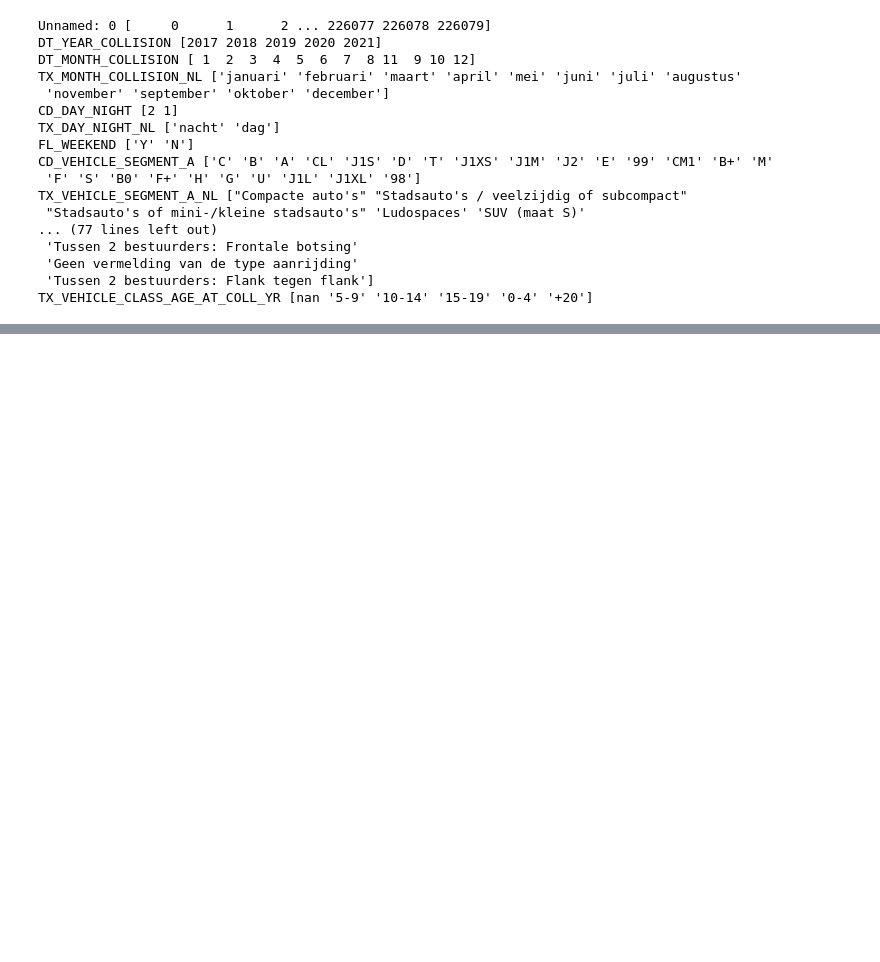
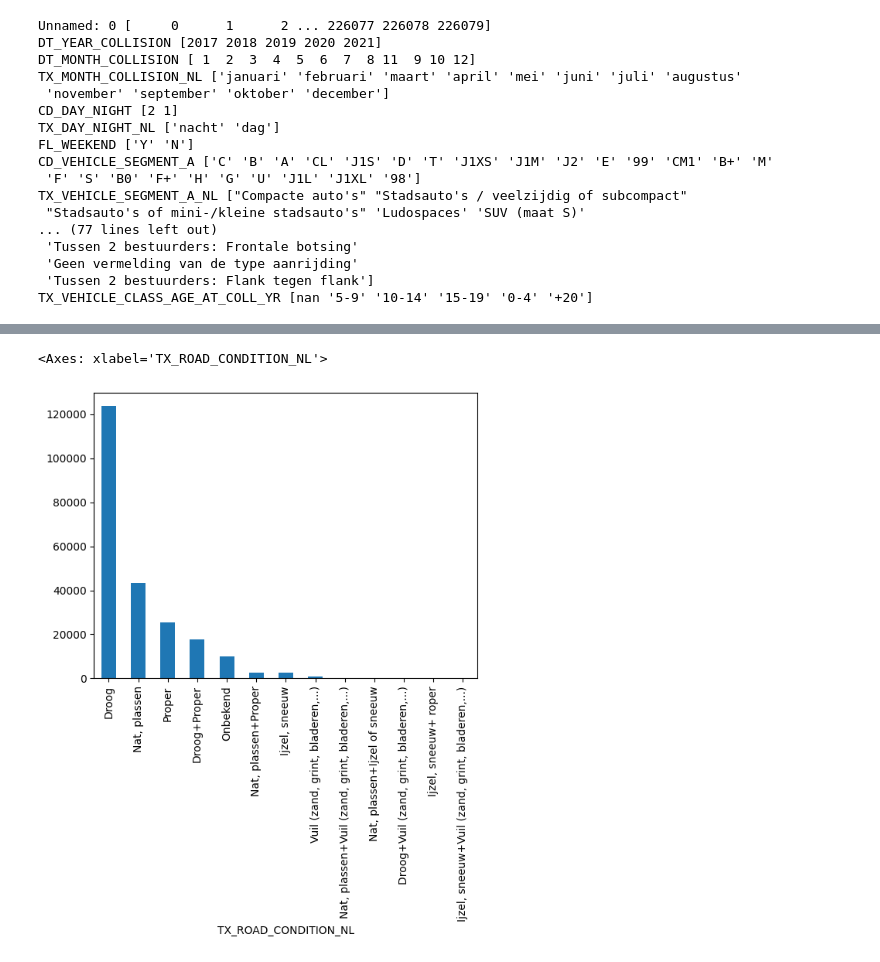
Before and after one commit to ThomSerg/InfoVis-Verkeersongevallen, a Jupyter notebook: experiments/collisions.ipynb, the cells around one changed output, grey strips where cells are left out. Cells and saved outputs as stored; diff of their text form; code cells hidden in the pictures; blank space fills up the shorter version.

```diff
--- a/experiments/collisions.ipynb
+++ b/experiments/collisions.ipynb
@@ -67,0 +144,5 @@ TX_VEHICLE_CLASS_AGE_AT_COLL_YR [nan '5-9' '10-14' '15-19' '0-4' '+20']
+# %%
+collision_df["TX_ROAD_CONDITION_NL"].value_counts().plot.bar()
+# %% [output]
+<Axes: xlabel='TX_ROAD_CONDITION_NL'>
+[figure, added]
```
Also changed, not shown: parts of 26 cells of this notebook.
